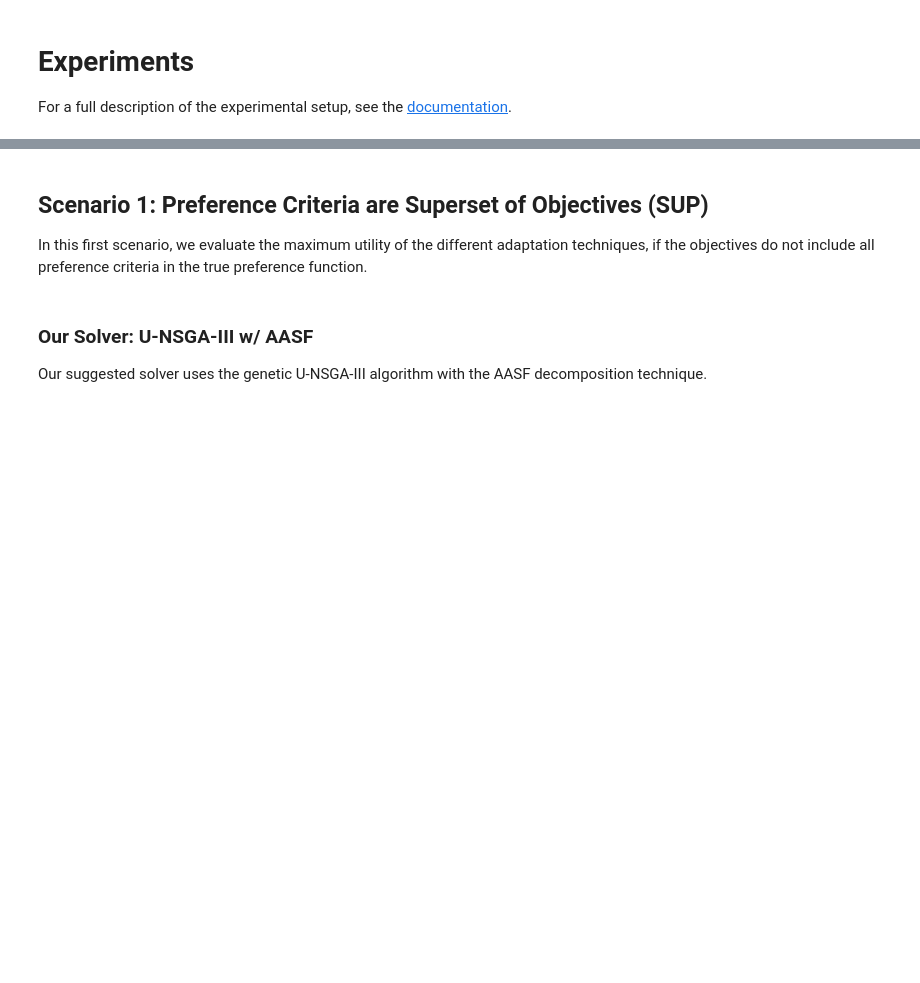
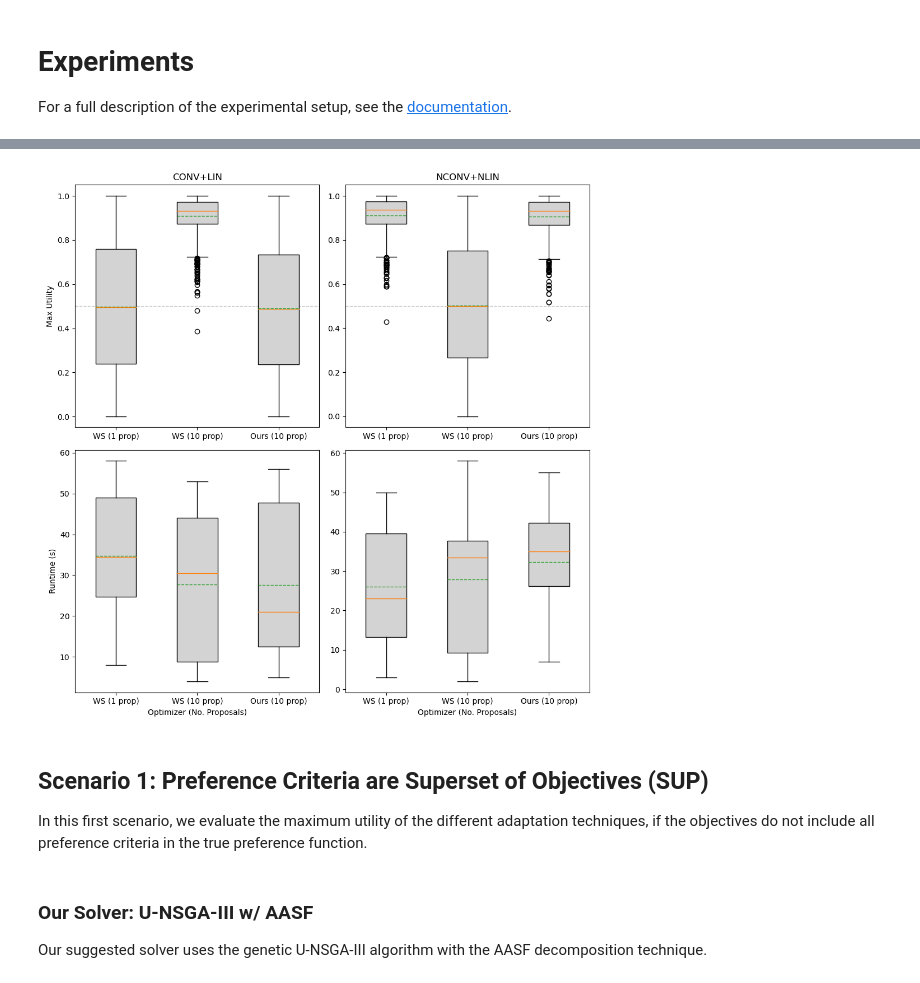
Before and after one commit to christophajohns/auit-pareto-solver, a Jupyter notebook: evaluation.ipynb, the cells around one changed output, grey strips where cells are left out. Saved outputs shown, nothing was run; the diff lists cells and outputs as text; code cells hidden in the pictures; blank space fills up the shorter version.

```diff
--- a/evaluation.ipynb
+++ b/evaluation.ipynb
@@ -17,0 +75,16 @@ adaptations = {}
+# %%
+import experiments.user
+import experiments.problem
+
+# Specify the scenario
+SCENARIO_2 = "NCONV+NLIN"
+
+# Get utility functions
+SCENARIO_2_PREFERENCE_CRITERIA = ["neck", "shoulder", "reach"]
+utility_functions = experiments.user.get_utility_functions_for_different_seeds(SCENARIO_2_PREFERENCE_CRITERIA, n_functions=100, seed=111)
+
+# Get MOO problem
+SCENARIO_2_OBJECTIVES = ["neck", "shoulder"]
+problem_2 = experiments.problem.LayoutProblem(
+    objectives=SCENARIO_2_OBJECTIVES
+)
@@ -17,0 +93,4 @@ adaptations = {}
+# %%
+import experiments.simulate
+
+runtimes_2, results_2 = experiments.simulate.get_runtimes_and_results_dfs(problem_2, SCENARIO_1, utility_functions, n_runs=10, seed=256)
@@ -17,0 +99,3 @@ adaptations = {}
+# %%
+# Get baseline for expected utility
+expected_utilities[SCENARIO_2] = experiments.simulate.get_expected_utility(SCENARIO_2_PREFERENCE_CRITERIA, utility_functions, n_trials=1000, seed=111)
@@ -17,0 +106,3 @@ adaptations = {}
+# %%
+runtimes = pd.concat([runtimes_1, runtimes_2])
+results = pd.concat([results_1, results_2])
@@ -18,3 +143,9 @@ adaptations = {}
+# %%
+# fig_runtimes = experiments.visualize.plot_runtimes(random_runtimes)
+# fig_max_utilities = experiments.visualize.plot_max_utilities(random_runtimes, random_utilities, expected_utilities)
+fig_results = experiments.visualize.plot_results(runtimes, results, expected_utilities)
+# %% [output]
+[figure, added]
 # %% [markdown]
 ## Scenario 1: Preference Criteria are Superset of Objectives (SUP)
 
```
Also changed, not shown: parts of 15 cells of this notebook, 9 other files.
